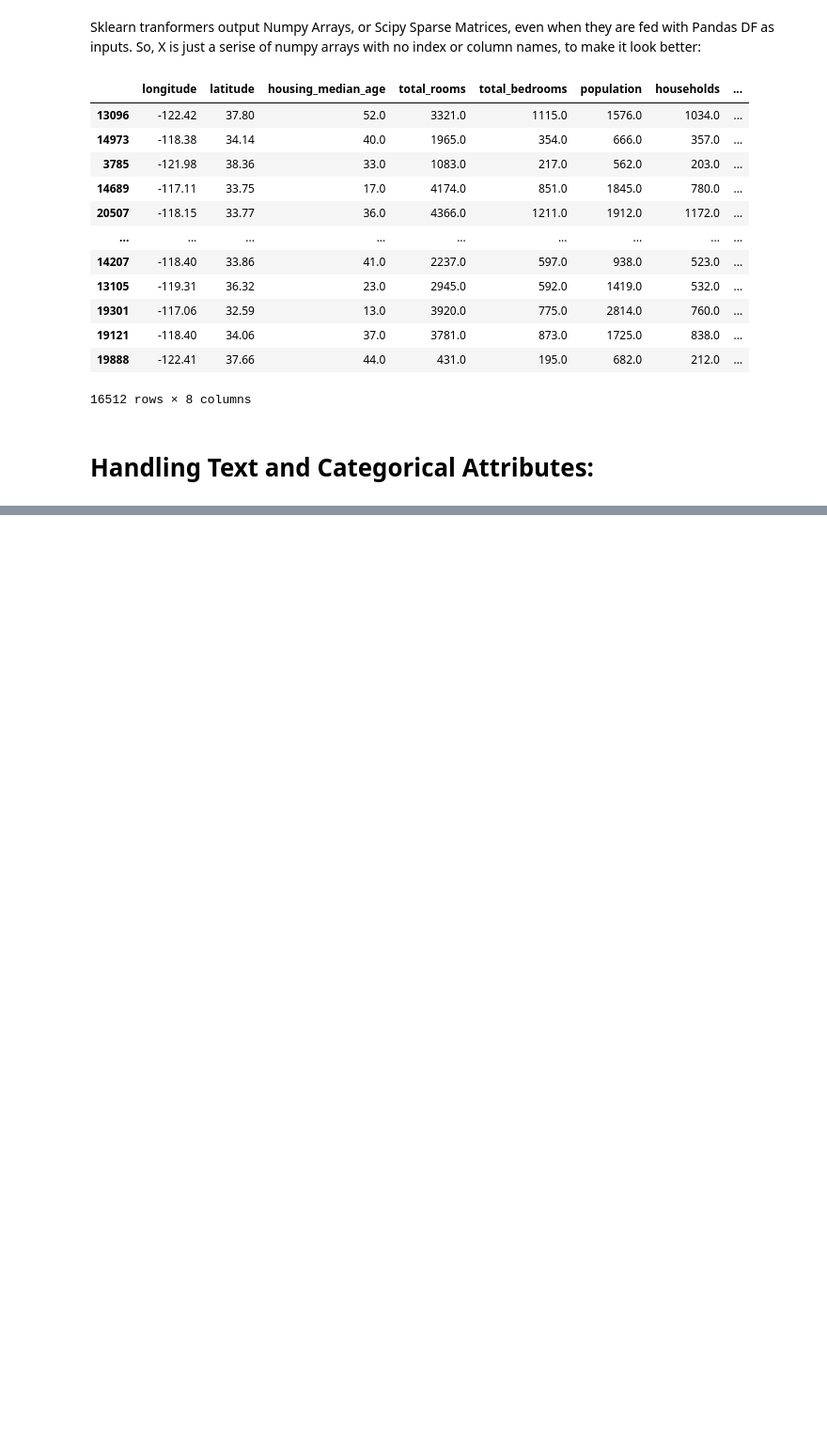
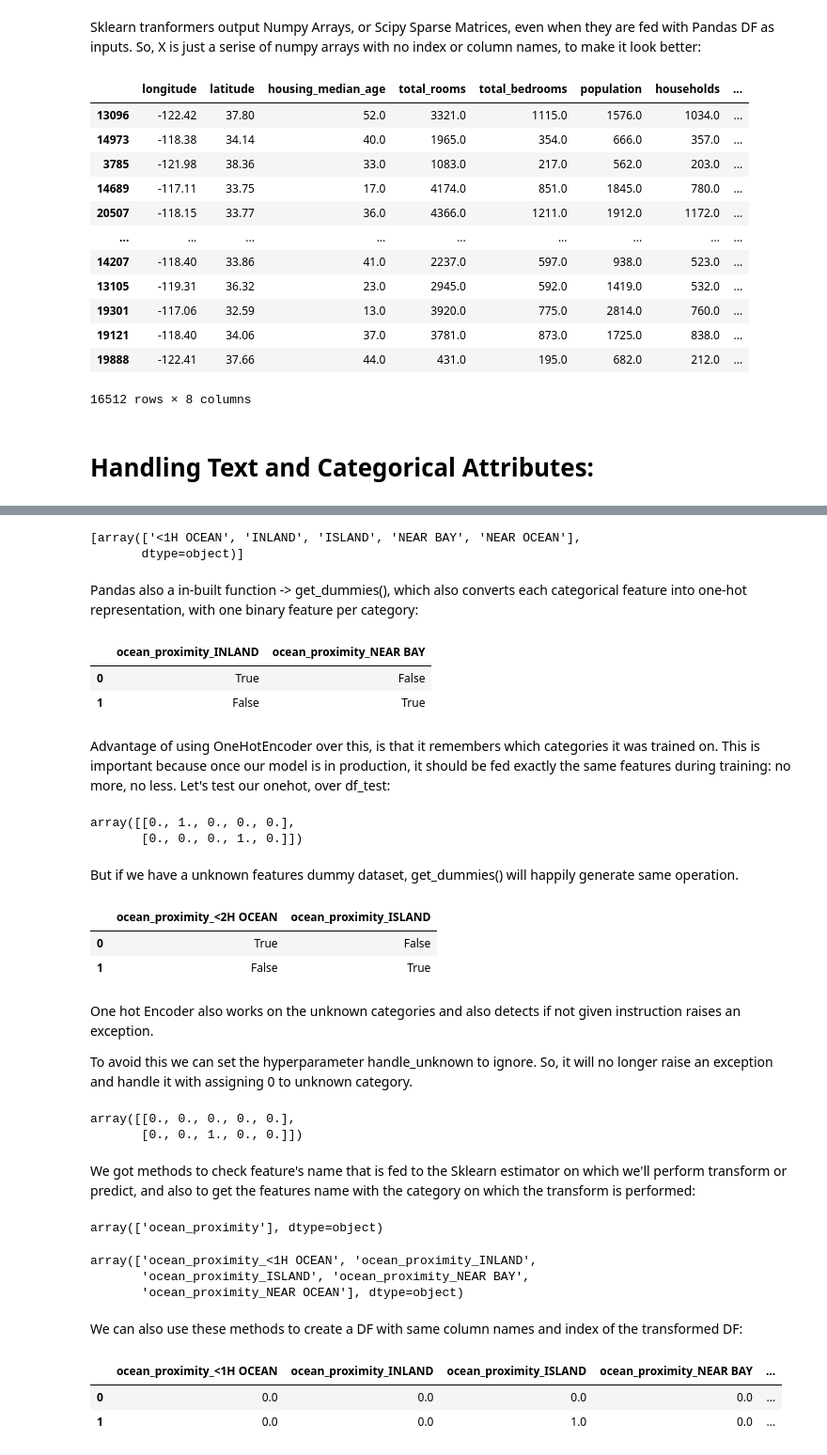
Before and after one commit to itshowrohitworks/housePricePrediction, a Jupyter notebook: notebooks/eda.ipynb, the cells around one changed output, grey strips where cells are left out. Shown at 94% size. Saved outputs shown, nothing was run; the diff lists cells and outputs as text; code cells hidden in the pictures; blank space fills up the shorter version.

```diff
--- a/notebooks/eda.ipynb
+++ b/notebooks/eda.ipynb
@@ -557,0 +611,6 @@ housing_tr
+# %%
+from sklearn.preprocessing import OneHotEncoder
+onehot = OneHotEncoder()
+# %%
+housing_cat_onehot = onehot.fit_transform(housing_cat)
+housing_cat_onehot
@@ -557,0 +642,64 @@ housing_tr
+# %%
+# Get the Categories similar to the Ordinal Method:
+onehot.categories_
+# %% [output]
+[array(['<1H OCEAN', 'INLAND', 'ISLAND', 'NEAR BAY', 'NEAR OCEAN'],
+       dtype=object)]
+# %% [markdown]
+Pandas also a in-built function -> get_dummies(), which also converts each categorical feature into one-hot representation, with one binary feature per category:
+# %%
+df_test = pd.DataFrame({'ocean_proximity':["INLAND","NEAR BAY"]})
+pd.get_dummies(df_test)
+# %% [output]
+|  | ocean_proximity_INLAND | ocean_proximity_NEAR BAY |
+| 0 | True | False |
+| 1 | False | True |
+# %% [markdown]
+Advantage of using OneHotEncoder over this, is that it remembers which categories it was trained on. This is important because once our model is in production, it should be fed exactly the same features during training: no more, no less. Let's test our onehot, over df_test:
+# %%
+onehot.transform(df_test).toarray()
+# %% [output]
+array([[0., 1., 0., 0., 0.],
+       [0., 0., 0., 1., 0.]])
+# %% [markdown]
+But if we have a unknown features dummy dataset, get_dummies() will happily generate same operation.
+# %%
+df_test_unknown = pd.DataFrame({"ocean_proximity":["<2H OCEAN","ISLAND"]})
+pd.get_dummies(df_test_unknown)
+# %% [output]
+|  | ocean_proximity_<2H OCEAN | ocean_proximity_ISLAND |
+| 0 | True | False |
+| 1 | False | True |
+# %% [markdown]
+One hot Encoder also works on the unknown categories and also detects if not given instruction raises an exception.
+
+To avoid this we can set the hyperparameter handle_unknown to ignore. So, it will no longer raise an exception and handle it with assigning 0 to unknown category.
+# %%
+onehot.handle_unknown = "ignore"
+onehot.transform(df_test_unknown).toarray()
+# %% [output]
+array([[0., 0., 0., 0., 0.],
+       [0., 0., 1., 0., 0.]])
+# %% [markdown]
+We got methods to check feature's name that is fed to the Sklearn estimator on which we'll perform transform or predict, and also to get the features name with the category on which the transform is performed:
+# %%
+# Feature's name which is fed to the Estimator:
+onehot.feature_names_in_
+# %% [output]
+array(['ocean_proximity'], dtype=object)
+# %%
+# Categories name with Feature on which the Transform is applied:
+onehot.get_feature_names_out()
+# %% [output]
+array(['ocean_proximity_<1H OCEAN', 'ocean_proximity_INLAND',
+       'ocean_proximity_ISLAND', 'ocean_proximity_NEAR BAY',
+       'ocean_proximity_NEAR OCEAN'], dtype=object)
+# %% [markdown]
+We can also use these methods to create a DF with same column names and index of the transformed DF:
+# %%
+df_output = pd.DataFrame(onehot.transform(df_test_unknown).toarray(),columns=onehot.get_feature_names_out(),index=df_test_unknown.index)
+df_output
+# %% [output]
+|  | ocean_proximity_<1H OCEAN | ocean_proximity_INLAND | ocean_proximity_ISLAND | ocean_proximity_NEAR BAY | ... |
+| 0 | 0.0 | 0.0 | 0.0 | 0.0 | ... |
+| 1 | 0.0 | 0.0 | 1.0 | 0.0 | ... |
```
Also changed, not shown: parts of 10 cells of this notebook.
